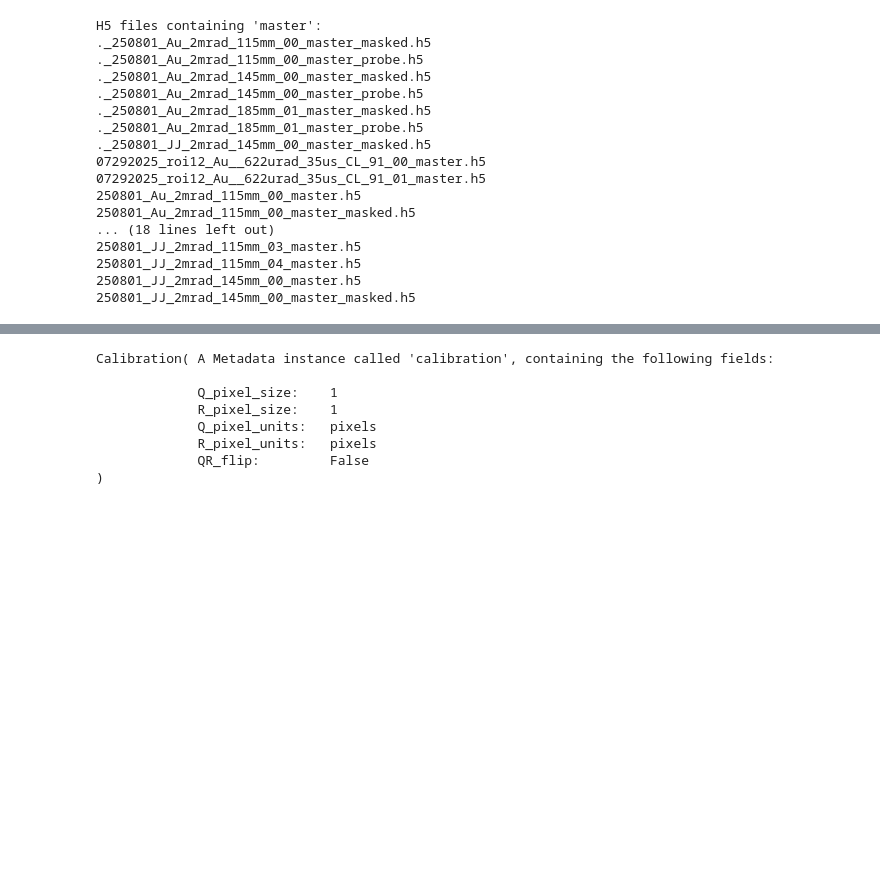
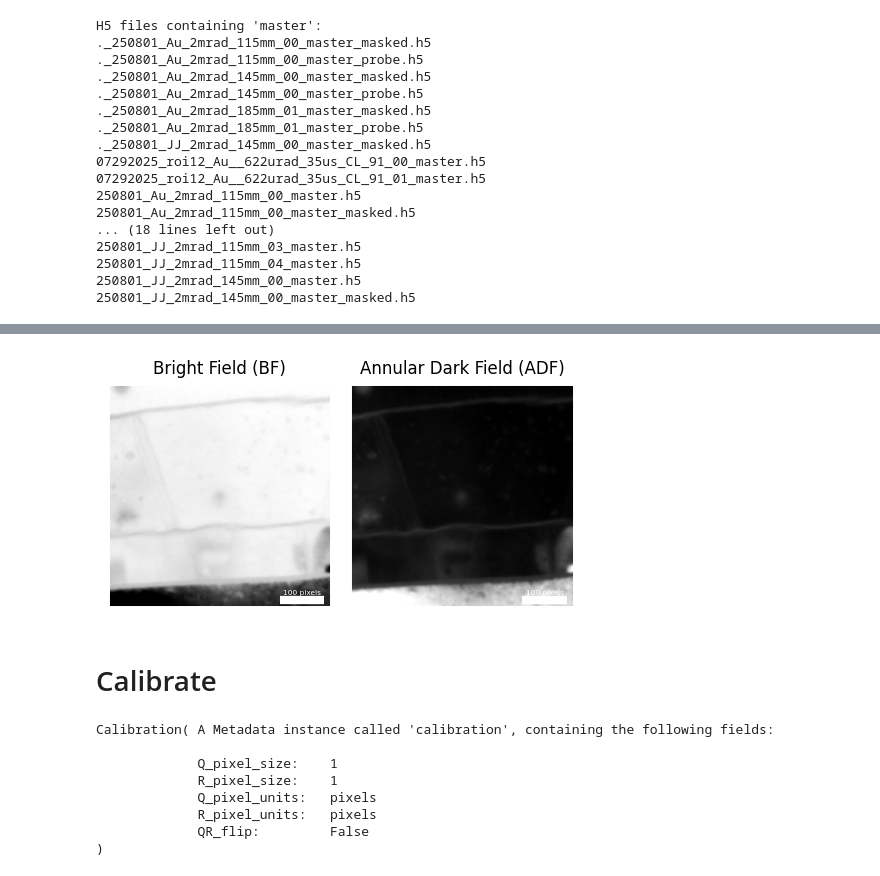
Before and after one commit to Wendywanw/py4DSTEM_tutorials, a Jupyter notebook: notebooks/orientation mapping/01Calibration.ipynb, the cells around one changed output, grey strips where cells are left out. Saved outputs shown, nothing was run; the diff lists cells and outputs as text; code cells hidden in the pictures; blank space fills up the shorter version.

```diff
--- a/notebooks/orientation mapping/01Calibration.ipynb
+++ b/notebooks/orientation mapping/01Calibration.ipynb
@@ -96,3 +129,32 @@ cal_probe = p4.read(
+# %%
+# Virtual imaging - compute the images
+
+# compute
+im_bf = datacube.get_virtual_image(
+    mode = 'circle',
+    geometry = geometry_bf,
+    name = 'bright_field_cal',
+)
+im_adf = datacube.get_virtual_image(
+    mode = 'annulus',
+    geometry = geometry_adf,
+    name = 'dark_field_cal',
+)
+
+# show
+p4.show(
+    [im_bf,im_adf],
+    figsize=(16,2),
+    bordercolor = 'w',
+    cmap='gray',
+    title=['Bright Field (BF)','Annular Dark Field (ADF)'],
+    axsize = (2.5,4),
+)
+plt.show()
+# %% [output]
+[figure, added]
+# %% [markdown]
+# Calibrate
 # %%
 datacube.calibration
 # %% [output]
```
Also changed, not shown: parts of 6 cells of this notebook.
